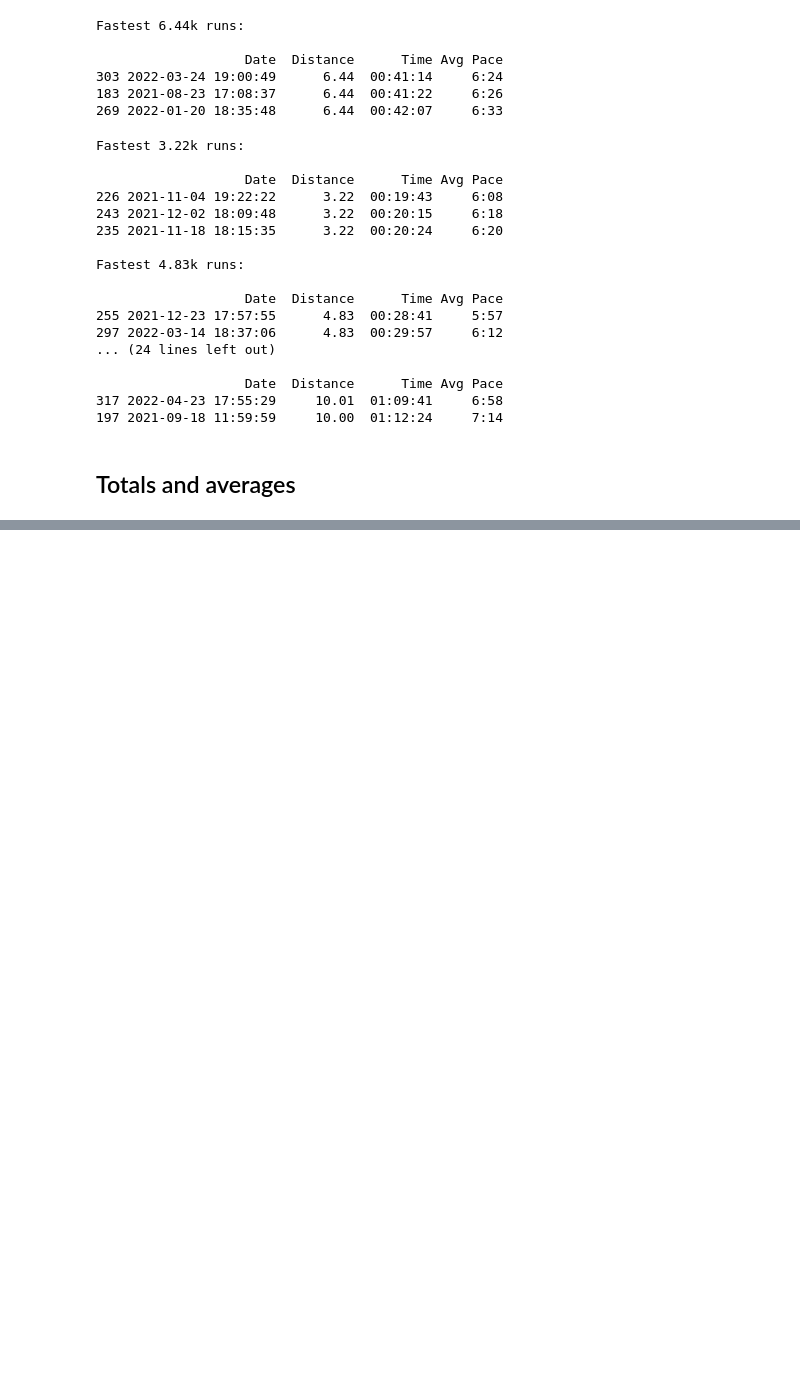
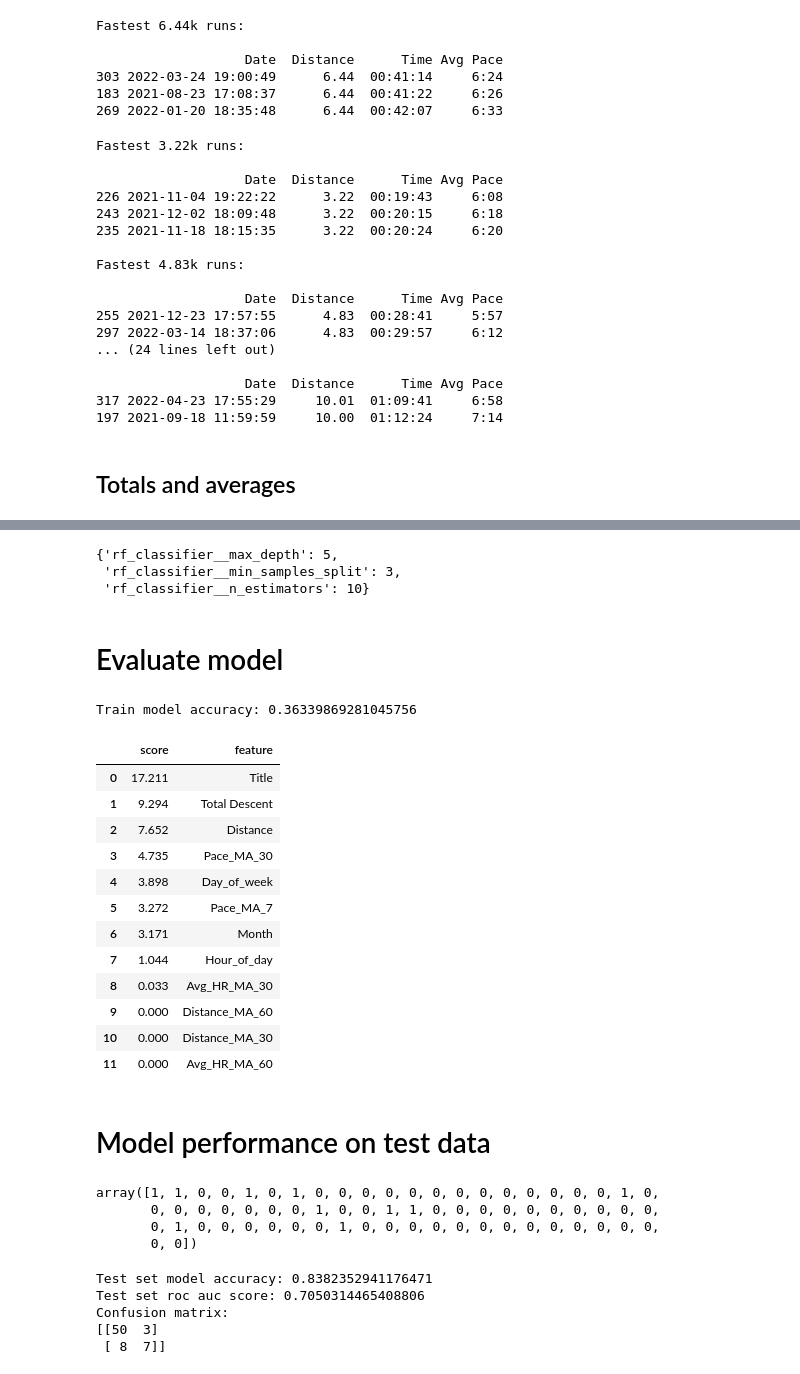
Before and after one commit to kauber/NewRunAnalyzer, a Jupyter notebook: Notebooks/RunAnalyze.ipynb, the cells around one changed output, grey strips where cells are left out. Saved outputs shown, nothing was run; the diff lists cells and outputs as text; code cells hidden in the pictures; blank space fills up the shorter version.

Commit message:
added predictive model

```diff
--- a/Notebooks/RunAnalyze.ipynb
+++ b/Notebooks/RunAnalyze.ipynb
@@ -422,0 +648,12 @@ Let's try and determine which factors can predicts a good performance by using h
+# %%
+param_grid = {
+    'rf_classifier__n_estimators':[5,10,20],
+    'rf_classifier__max_depth':[3,5],
+    'rf_classifier__min_samples_split':[2,3,4]
+}
+# %%
+#from sklearn.ensemble import RandomForestClassifier
+pipeline = Pipeline(steps = [
+               ('preprocessor', preprocessor)
+              ,('rf_classifier',rf_classifier)
+           ])
@@ -422,0 +662,4 @@ Let's try and determine which factors can predicts a good performance by using h
+# %%
+grid_pipeline = GridSearchCV(pipeline, param_grid, scoring="recall", return_train_score= True)
+# %%
+grid_pipeline.fit(X_train,y_train)
@@ -422,0 +684,34 @@ Let's try and determine which factors can predicts a good performance by using h
+# %%
+grid_pipeline.best_params_
+# %% [output]
+{'rf_classifier__max_depth': 5,
+ 'rf_classifier__min_samples_split': 3,
+ 'rf_classifier__n_estimators': 10}
+# %% [markdown]
+# Evaluate model
+# %%
+print("Train model accuracy: " + str(grid_pipeline.best_score_))
+# %% [output]
+Train model accuracy: 0.36339869281045756
+# %%
+feature_importances = sorted(zip(np.round(grid_pipeline.best_estimator_.named_steps.rf_classifier.feature_importances_*100, 3),
+                                 rundata[model_features[:-1]].columns), reverse=True)
+feature_importances = pd.DataFrame(feature_importances)
+feature_importances.columns = ['score','feature']
+feature_importances[:50]
+# %% [output]
+|  | score | feature |
+| 0 | 17.211 | Title |
+| 1 | 9.294 | Total Descent |
+| 2 | 7.652 | Distance |
+| 3 | 4.735 | Pace_MA_30 |
+| 4 | 3.898 | Day_of_week |
+| 5 | 3.272 | Pace_MA_7 |
+| 6 | 3.171 | Month |
+| 7 | 1.044 | Hour_of_day |
+| 8 | 0.033 | Avg_HR_MA_30 |
+| 9 | 0.000 | Distance_MA_60 |
+| 10 | 0.000 | Distance_MA_30 |
+| 11 | 0.000 | Avg_HR_MA_60 |
+# %% [markdown]
+# Model performance on test data
@@ -422,0 +720,17 @@ Let's try and determine which factors can predicts a good performance by using h
+# %%
+y_pred
+# %% [output]
+array([1, 1, 0, 0, 1, 0, 1, 0, 0, 0, 0, 0, 0, 0, 0, 0, 0, 0, 0, 0, 1, 0,
+       0, 0, 0, 0, 0, 0, 0, 1, 0, 0, 1, 1, 0, 0, 0, 0, 0, 0, 0, 0, 0, 0,
+       0, 1, 0, 0, 0, 0, 0, 0, 1, 0, 0, 0, 0, 0, 0, 0, 0, 0, 0, 0, 0, 0,
+       0, 0])
+# %%
+print("Test set model accuracy: " + str(accuracy_score(y_test,y_pred)))
+print("Test set roc auc score: " + str(roc_auc_score(y_test,y_pred)))
+print("Confusion matrix: " + "\n" + str(confusion_matrix(y_test,y_pred)))
+# %% [output]
+Test set model accuracy: 0.8382352941176471
+Test set roc auc score: 0.7050314465408806
+Confusion matrix:
+[[50  3]
+ [ 8  7]]
```
Also changed, not shown: parts of 66 cells of this notebook.
